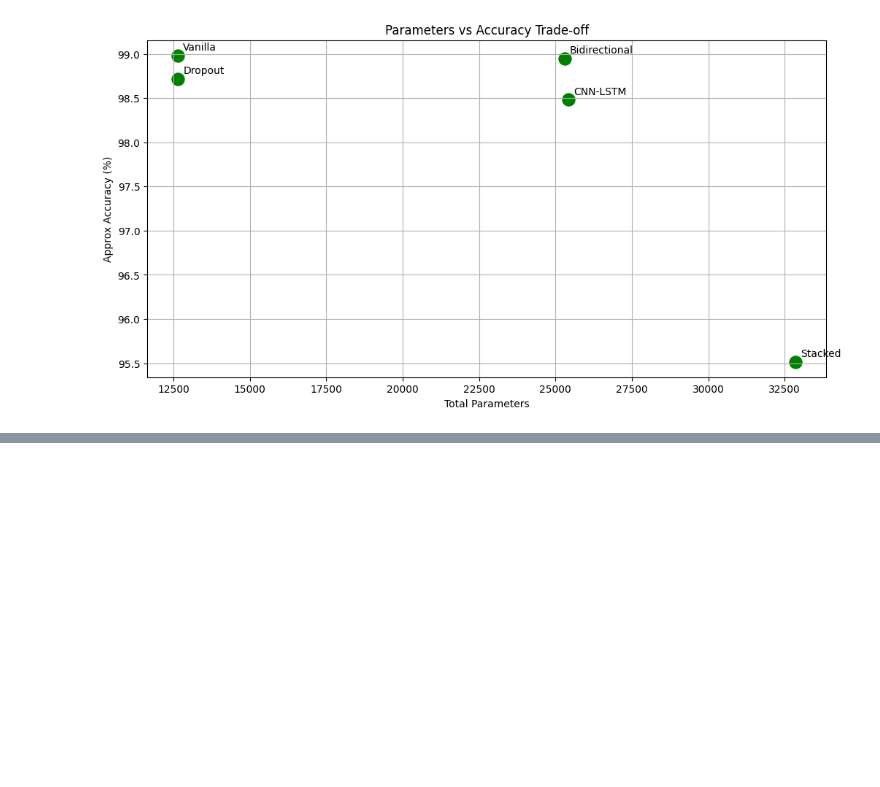
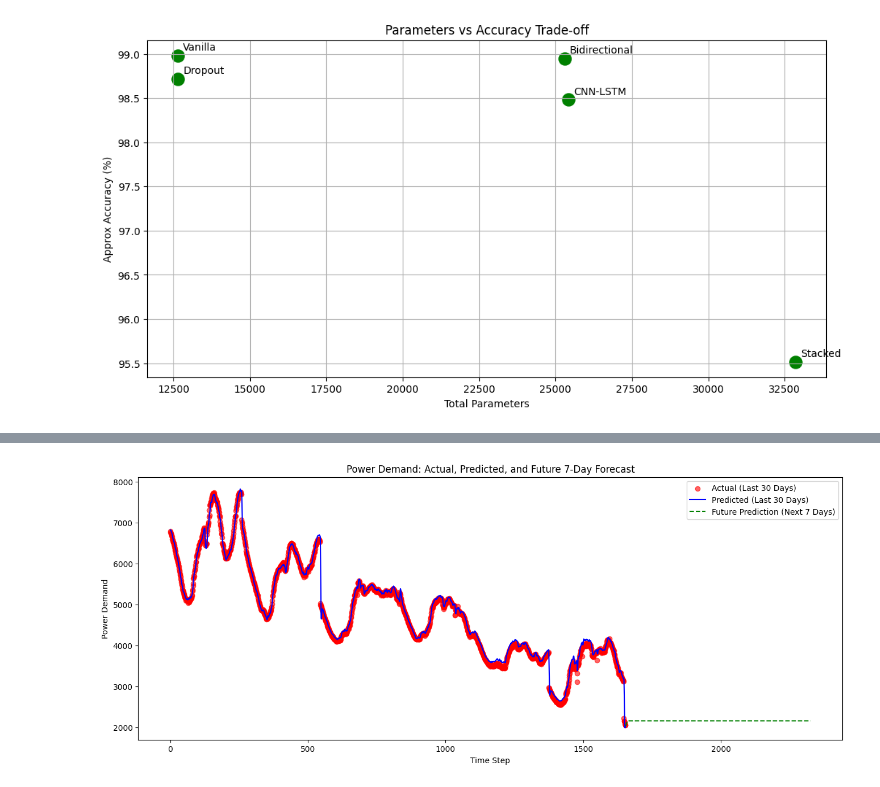
Before and after one commit to Danieljoshua720/Electricity-demand-forecasting-AIML, a Jupyter notebook: AIML.ipynb, the cells around one changed output, grey strips where cells are left out. Saved outputs shown, nothing was run; the diff lists cells and outputs as text; code cells hidden in the pictures; blank space fills up the shorter version.

```diff
--- a/AIML.ipynb
+++ b/AIML.ipynb
@@ -444,0 +711,26 @@ plt.show()
+# %%
+# Original last 100 points for plotting
+y_test_inv = scaler_y.inverse_transform(y_test)
+
+# Combine last actual + future predictions for visualization
+combined = np.concatenate([y_test_inv, future_predictions_inv], axis=0)
+
+plt.figure(figsize=(16,6))
+
+# Plot last actual values as scatter
+plt.scatter(range(len(y_test_inv)), y_test_inv, label='Actual (Last 30 Days)', color='red', alpha=0.6)
+
+# Plot past predictions as line
+plt.plot(range(len(y_test_inv)), scaler_y.inverse_transform(vanilla_lstm.predict(X_test)),
+         label='Predicted (Last 30 Days)', color='blue')
+
+# Plot future predictions as line
+plt.plot(range(len(y_test_inv), len(combined)), future_predictions_inv,
+         label='Future Prediction (Next 7 Days)', color='green', linestyle='--')
+
+plt.title("Power Demand: Actual, Predicted, and Future 7-Day Forecast")
+plt.xlabel("Time Step")
+plt.ylabel("Power Demand")
+plt.legend()
+plt.show()
+# %% [output]
@@ -444,0 +738 @@ plt.show()
+[figure, added]
```
Also changed, not shown: parts of 15 cells of this notebook.
